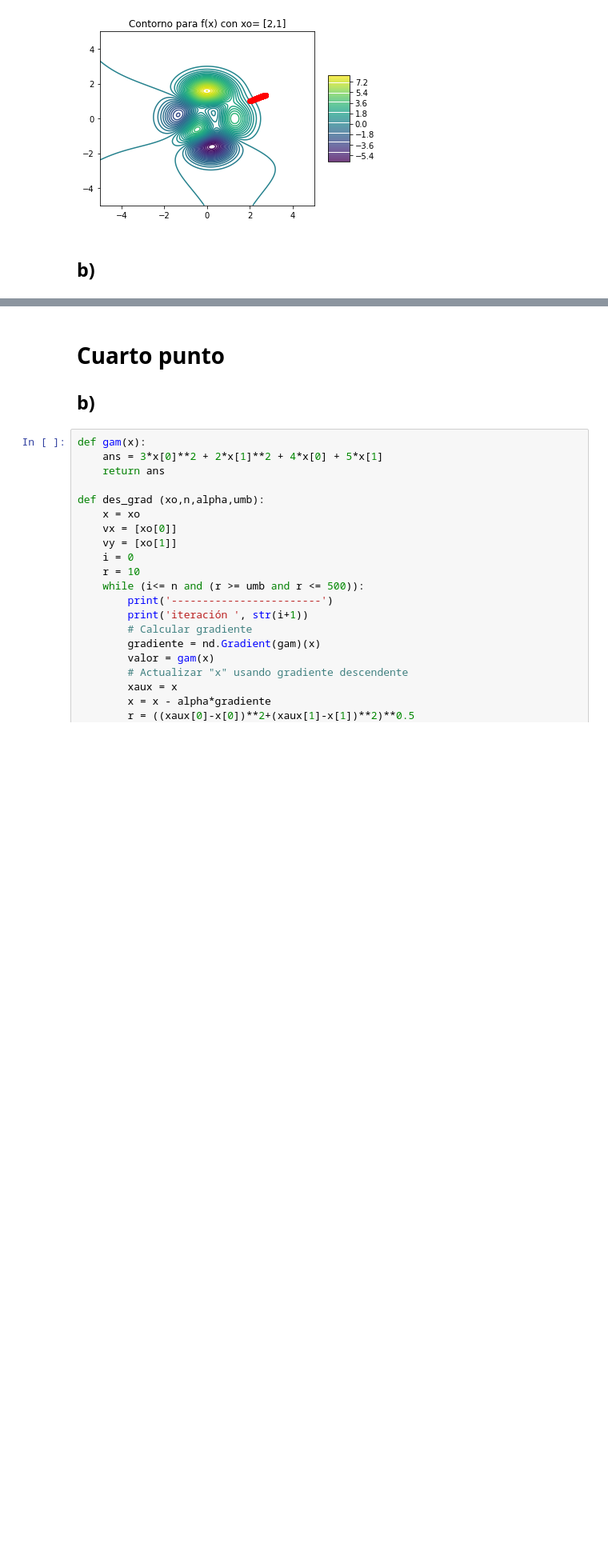
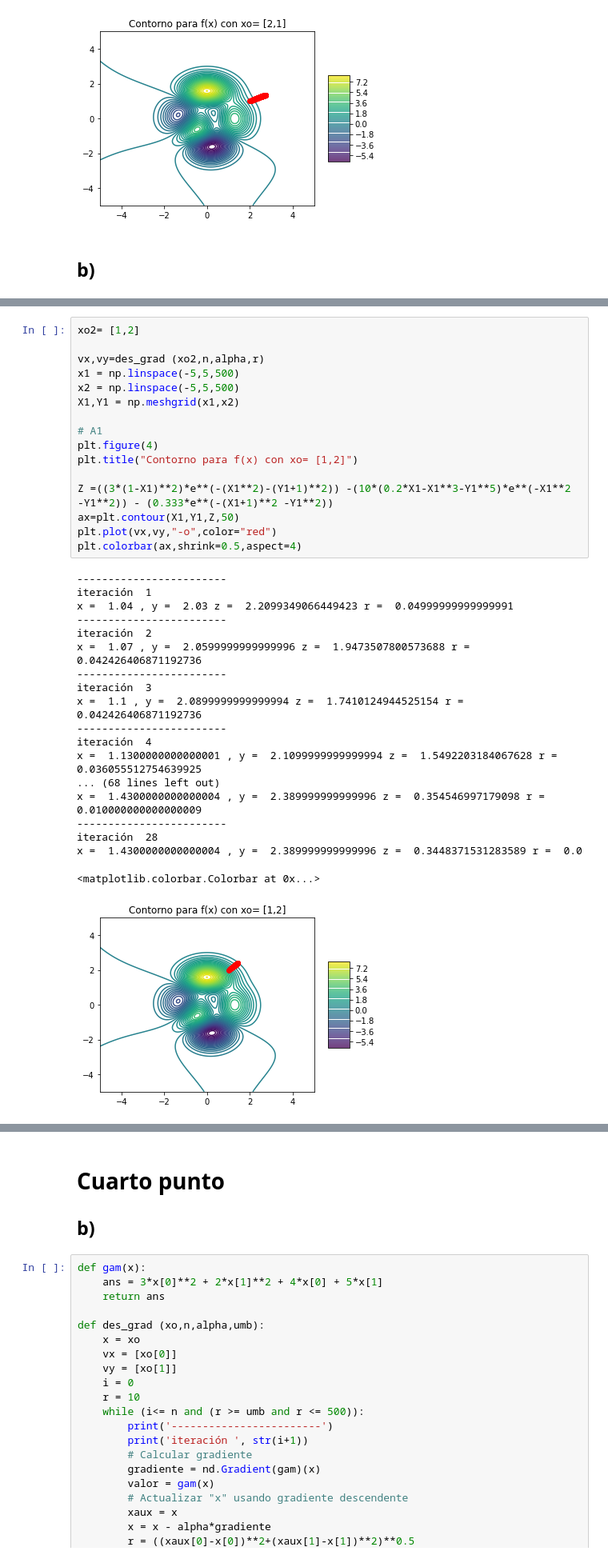
Before and after one commit to lab-optimizacion-202220/descenso_de_gradiente, a Jupyter notebook: lab_gradiente.ipynb, the cells around one changed output, grey strips where cells are left out. Shown at 80% size. Saved outputs shown, nothing was run; the diff lists cells and outputs as text; blank space fills up the shorter version.

```diff
--- a/lab_gradiente.ipynb
+++ b/lab_gradiente.ipynb
@@ -417,0 +511,36 @@ x =  2.7182380602407905 , y =  1.3454181318396747 z =  0.024390532724460602 r =
+# %%
+xo2= [1,2]
+
+vx,vy=des_grad (xo2,n,alpha,r)
+x1 = np.linspace(-5,5,500)
+x2 = np.linspace(-5,5,500)
+X1,Y1 = np.meshgrid(x1,x2)
+
+# A1
+plt.figure(4)
+plt.title("Contorno para f(x) con xo= [1,2]")
+
+Z =((3*(1-X1)**2)*e**(-(X1**2)-(Y1+1)**2)) -(10*(0.2*X1-X1**3-Y1**5)*e**(-X1**2 -Y1**2)) - (0.333*e**(-(X1+1)**2 -Y1**2))
+ax=plt.contour(X1,Y1,Z,50)
+plt.plot(vx,vy,"-o",color="red")
+plt.colorbar(ax,shrink=0.5,aspect=4)
+# %% [output]
+------------------------
+iteración  1
+x =  1.04 , y =  2.03 z =  2.2099349066449423 r =  0.04999999999999991
+------------------------
+iteración  2
+x =  1.07 , y =  2.0599999999999996 z =  1.9473507800573688 r =  0.042426406871192736
+------------------------
+iteración  3
+x =  1.1 , y =  2.0899999999999994 z =  1.7410124944525154 r =  0.042426406871192736
+------------------------
+iteración  4
+x =  1.1300000000000001 , y =  2.1099999999999994 z =  1.5492203184067628 r =  0.036055512754639925
+... (68 lines left out)
+x =  1.4300000000000004 , y =  2.389999999999996 z =  0.354546997179098 r =  0.010000000000000009
+------------------------
+iteración  28
+x =  1.4300000000000004 , y =  2.389999999999996 z =  0.3448371531283589 r =  0.0
+<matplotlib.colorbar.Colorbar at 0x...>
+[figure, added]
```
Also changed, not shown: parts of 20 cells of this notebook.
